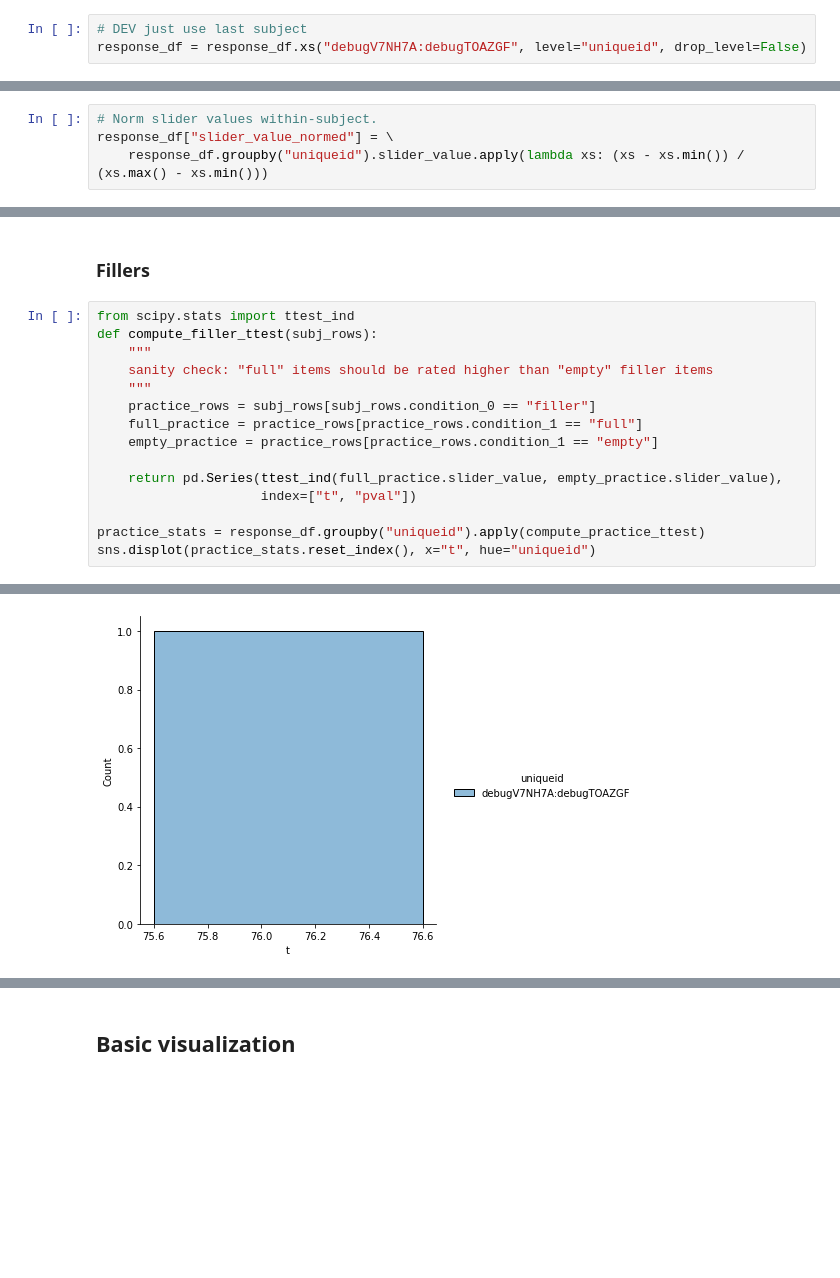
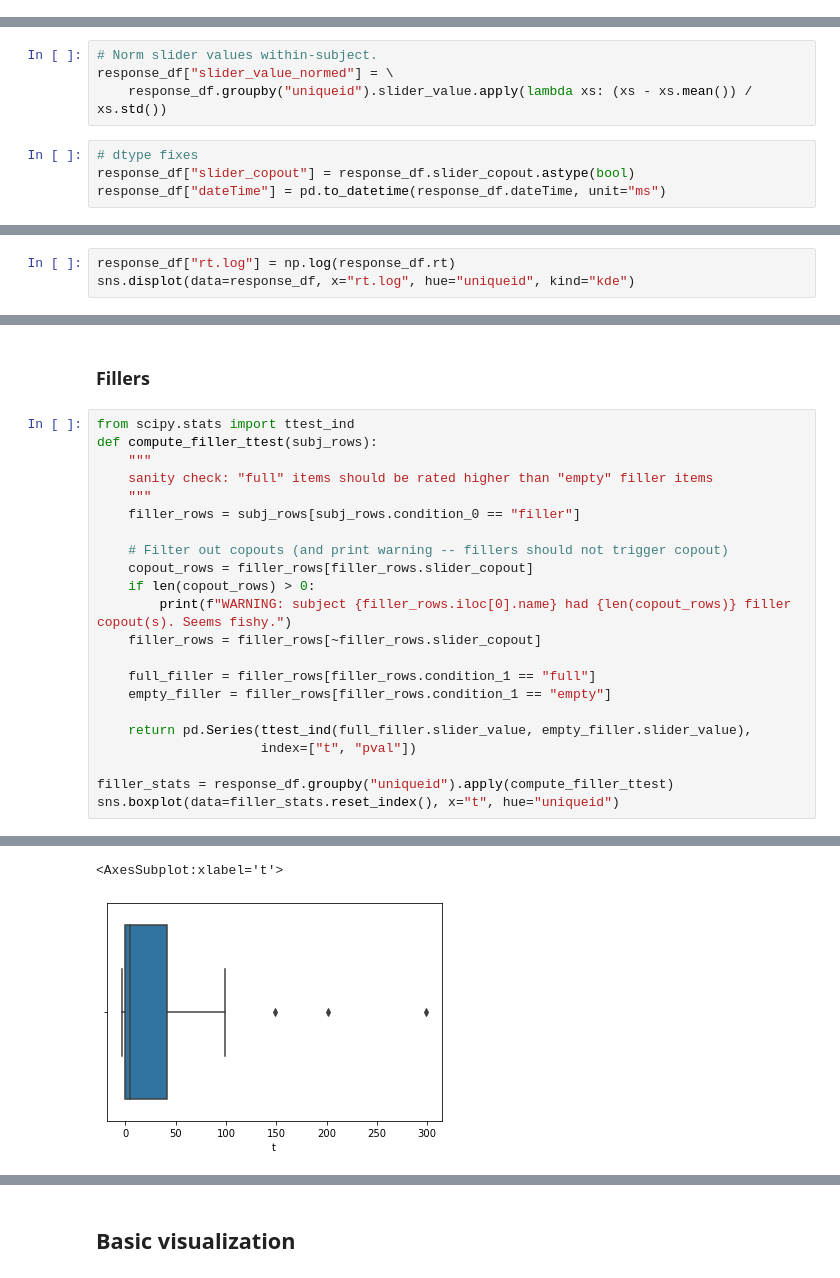
Before and after one commit to hans/explaining, a Jupyter notebook: notebooks/00_comprehension_swarm-construction-meaning/00 preprocess.ipynb, the cells around one changed output, grey strips where cells are left out. Cells and saved outputs as stored; diff of their text form; blank space fills up the shorter version.

```diff
--- a/notebooks/00_comprehension_swarm-construction-meaning/00 preprocess.ipynb
+++ b/notebooks/00_comprehension_swarm-construction-meaning/00 preprocess.ipynb
@@ -38,6 +26,3 @@ Missing datastring for uid debug6RHBXA:debugBWV8YP. Status was 1.
-# %%
-# DEV just use last subject
-response_df = response_df.xs("debugV7NH7A:debugTOAZGF", level="uniqueid", drop_level=False)
 # %%
 # Expand condition data
 response_df = pd.concat([response_df,
@@ -51,7 +36,11 @@ response_df["agent_is_subject"] = response_df["condition_1"] == 0
 # %%
 # Norm slider values within-subject.
 response_df["slider_value_normed"] = \
-    response_df.groupby("uniqueid").slider_value.apply(lambda xs: (xs - xs.min()) / (xs.max() - xs.min()))
+    response_df.groupby("uniqueid").slider_value.apply(lambda xs: (xs - xs.mean()) / xs.std())
+# %%
+# dtype fixes
+response_df["slider_copout"] = response_df.slider_copout.astype(bool)
+response_df["dateTime"] = pd.to_datetime(response_df.dateTime, unit="ms")
 # %%
 response_df.head()
 # %% [output]
@@ -66,0 +128,3 @@ response_df.to_csv("responses.csv")
+# %%
+response_df["rt.log"] = np.log(response_df.rt)
+sns.displot(data=response_df, x="rt.log", hue="uniqueid", kind="kde")
@@ -94,13 +249,20 @@ def compute_filler_ttest(subj_rows):
     """
     sanity check: "full" items should be rated higher than "empty" filler items
     """
-    practice_rows = subj_rows[subj_rows.condition_0 == "filler"]
-    full_practice = practice_rows[practice_rows.condition_1 == "full"]
-    empty_practice = practice_rows[practice_rows.condition_1 == "empty"]
+    filler_rows = subj_rows[subj_rows.condition_0 == "filler"]
 
-    return pd.Series(ttest_ind(full_practice.slider_value, empty_practice.slider_value),
+    # Filter out copouts (and print warning -- fillers should not trigger copout)
+    copout_rows = filler_rows[filler_rows.slider_copout]
+    if len(copout_rows) > 0:
+        print(f"WARNING: subject {filler_rows.iloc[0].name} had {len(copout_rows)} filler copout(s). Seems fishy.")
+    filler_rows = filler_rows[~filler_rows.slider_copout]
+
+    full_filler = filler_rows[filler_rows.condition_1 == "full"]
+    empty_filler = filler_rows[filler_rows.condition_1 == "empty"]
+
+    return pd.Series(ttest_ind(full_filler.slider_value, empty_filler.slider_value),
                      index=["t", "pval"])
 
-practice_stats = response_df.groupby("uniqueid").apply(compute_practice_ttest)
-sns.displot(practice_stats.reset_index(), x="t", hue="uniqueid")
+filler_stats = response_df.groupby("uniqueid").apply(compute_filler_ttest)
+sns.boxplot(data=filler_stats.reset_index(), x="t", hue="uniqueid")
 # %% [output]
@@ -108 +275,2 @@ sns.displot(practice_stats.reset_index(), x="t", hue="uniqueid")
+<AxesSubplot:xlabel='t'>
-[figure, old version]
+[figure, new version]
```
Also changed, not shown: parts of 54 cells of this notebook.
